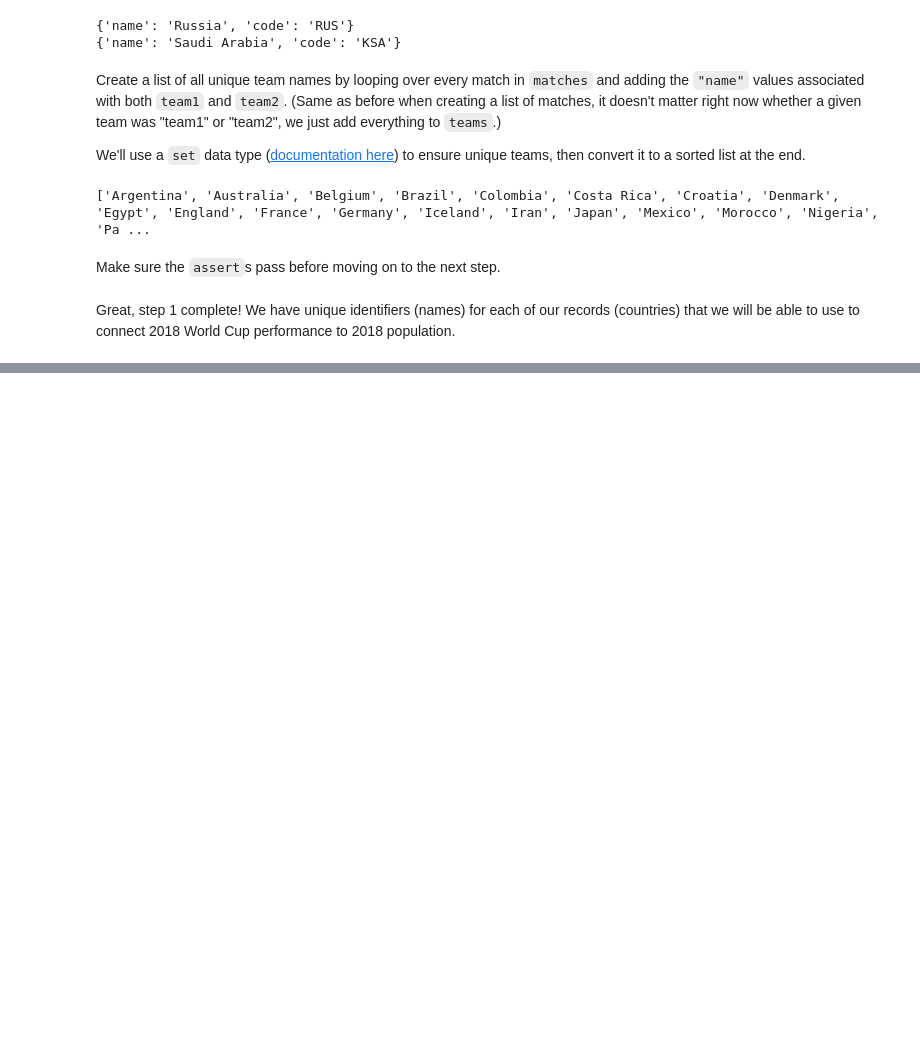
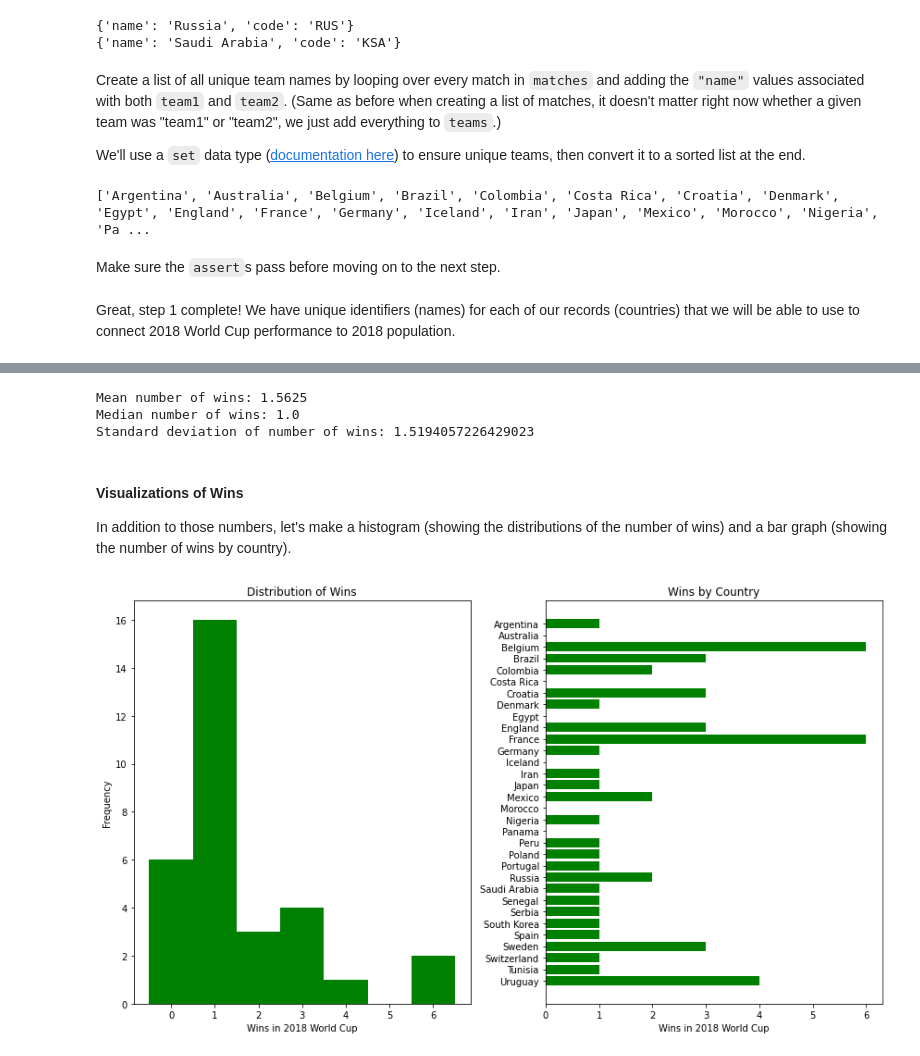
Before and after one commit to learn-co-curriculum/dsc-data-serialization-lab, a Jupyter notebook: index.ipynb, the cells around one changed output, grey strips where cells are left out. Cells and saved outputs as stored; diff of their text form; code cells hidden in the pictures; blank space fills up the shorter version.

Commit message:
step 2

```diff
--- a/index.ipynb
+++ b/index.ipynb
@@ -371,0 +504,14 @@ Great, step 1 complete! We have unique identifiers (names) for each of our recor
+# %%
+
+for match in matches:
+    # Get the name of the winner
+    winner = find_winner(match)
+    # Only proceed to the next step if there was
+    # a winner
+    if winner:
+        # Add 1 to the associated count of wins
+        combined_data[winner]["wins"] += 1
+
+# Visually inspect the output to ensure the wins are
+# different for different countries
+combined_data
@@ -371,0 +544,36 @@ Great, step 1 complete! We have unique identifiers (names) for each of our recor
+# %%
+import numpy as np
+
+wins = [val["wins"] for val in combined_data.values()]
+
+print("Mean number of wins:", np.mean(wins))
+print("Median number of wins:", np.median(wins))
+print("Standard deviation of number of wins:", np.std(wins))
+# %% [output]
+Mean number of wins: 1.5625
+Median number of wins: 1.0
+Standard deviation of number of wins: 1.5194057226429023
+# %% [markdown]
+#### Visualizations of Wins
+
+In addition to those numbers, let's make a histogram (showing the distributions of the number of wins) and a bar graph (showing the number of wins by country).
+# %%
+import matplotlib.pyplot as plt
+
+# Set up figure and axes
+fig, (ax1, ax2) = plt.subplots(ncols=2, figsize=(12, 7))
+fig.set_tight_layout(True)
+
+# Histogram of Wins and Frequencies
+ax1.hist(x=wins, bins=range(8), align="left", color="green")
+ax1.set_xticks(range(7))
+ax1.set_xlabel("Wins in 2018 World Cup")
+ax1.set_ylabel("Frequency")
+ax1.set_title("Distribution of Wins")
+
+# Horizontal Bar Graph of Wins by Country
+ax2.barh(teams[::-1], wins[::-1], color="green")
+ax2.set_xlabel("Wins in 2018 World Cup")
+ax2.set_title("Wins by Country");
+# %% [output]
+[figure, added]
```
Also changed, not shown: parts of 15 cells of this notebook, 2 other files.
